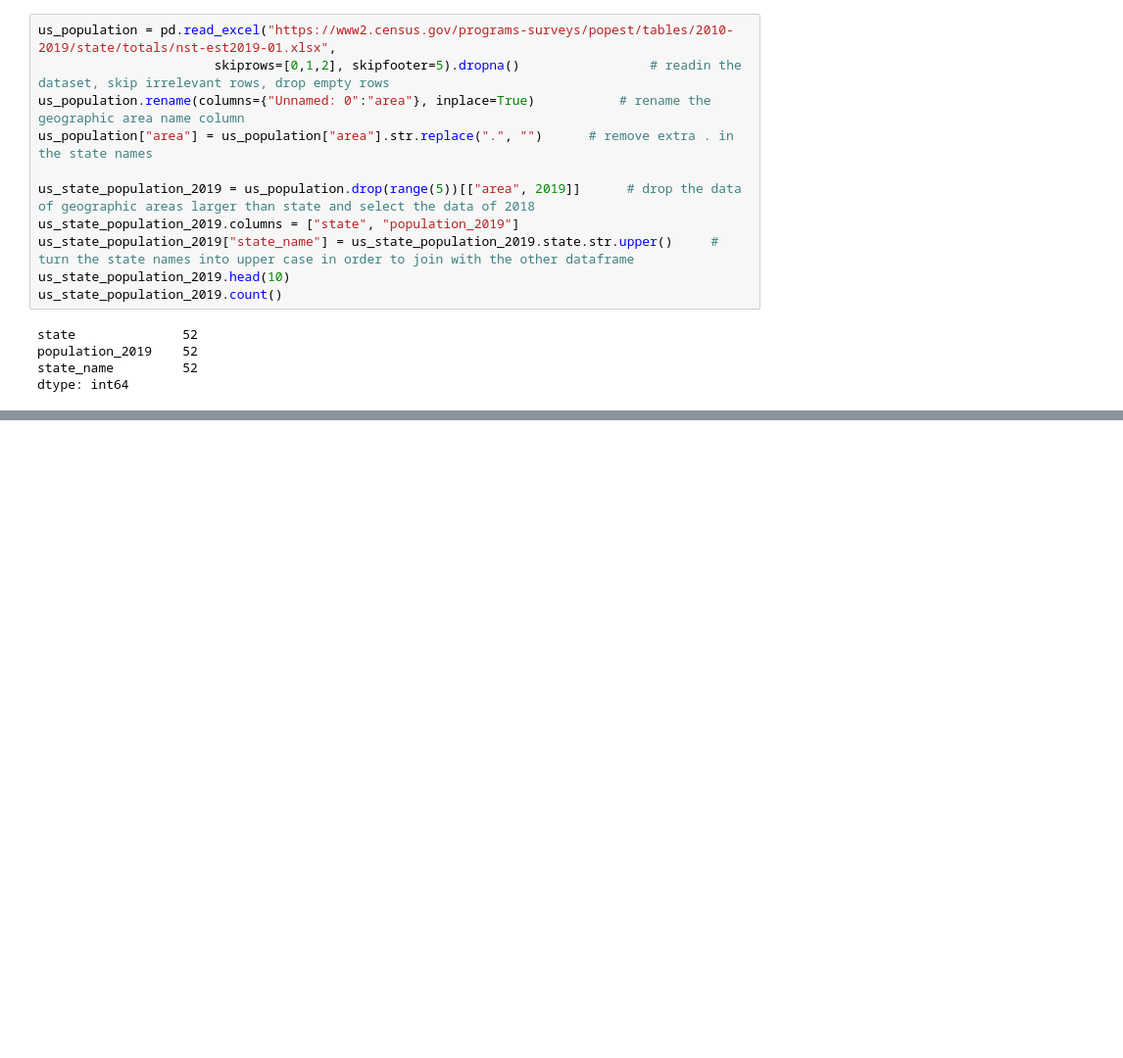
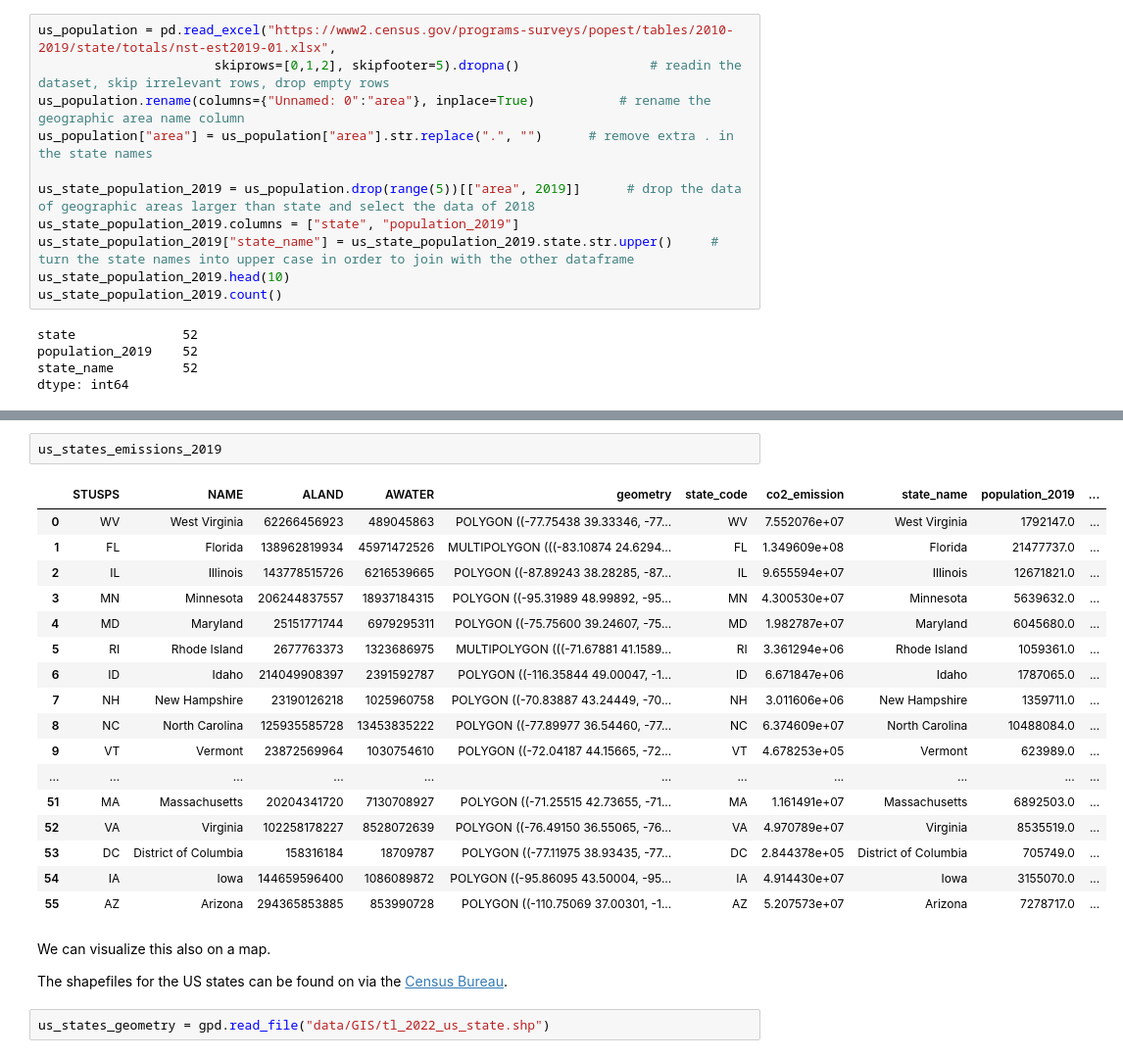
Before and after one commit to dzingariello/ghg-emissions-usa, a Jupyter notebook: ghg-emissions-analysis.ipynb, the cells around one changed output, grey strips where cells are left out. Shown at 98% size. Cells and saved outputs as stored; diff of their text form; blank space fills up the shorter version.

```diff
--- a/ghg-emissions-analysis.ipynb
+++ b/ghg-emissions-analysis.ipynb
@@ -156,3 +158,29 @@ plt.title("Per Capita GHG Emissions in 2019")
 plt.show()
 # %% [output]
 [figure]
+# %%
+us_states_emissions_2019
+# %% [output]
+|  | STUSPS | NAME | ALAND | AWATER | geometry | state_code | co2_emission | state_name | population_2019 | ... |
+| 0 | WV | West Virginia | 62266456923 | 489045863 | POLYGON ((-77.75438 39.33346, -77... | WV | 7.552076e+07 | West Virginia | 1792147.0 | ... |
+| 1 | FL | Florida | 138962819934 | 45971472526 | MULTIPOLYGON (((-83.10874 24.6294... | FL | 1.349609e+08 | Florida | 21477737.0 | ... |
+| 2 | IL | Illinois | 143778515726 | 6216539665 | POLYGON ((-87.89243 38.28285, -87... | IL | 9.655594e+07 | Illinois | 12671821.0 | ... |
+| 3 | MN | Minnesota | 206244837557 | 18937184315 | POLYGON ((-95.31989 48.99892, -95... | MN | 4.300530e+07 | Minnesota | 5639632.0 | ... |
+| 4 | MD | Maryland | 25151771744 | 6979295311 | POLYGON ((-75.75600 39.24607, -75... | MD | 1.982787e+07 | Maryland | 6045680.0 | ... |
+| 5 | RI | Rhode Island | 2677763373 | 1323686975 | MULTIPOLYGON (((-71.67881 41.1589... | RI | 3.361294e+06 | Rhode Island | 1059361.0 | ... |
+| 6 | ID | Idaho | 214049908397 | 2391592787 | POLYGON ((-116.35844 49.00047, -1... | ID | 6.671847e+06 | Idaho | 1787065.0 | ... |
+| 7 | NH | New Hampshire | 23190126218 | 1025960758 | POLYGON ((-70.83887 43.24449, -70... | NH | 3.011606e+06 | New Hampshire | 1359711.0 | ... |
+| 8 | NC | North Carolina | 125935585728 | 13453835222 | POLYGON ((-77.89977 36.54460, -77... | NC | 6.374609e+07 | North Carolina | 10488084.0 | ... |
+| 9 | VT | Vermont | 23872569964 | 1030754610 | POLYGON ((-72.04187 44.15665, -72... | VT | 4.678253e+05 | Vermont | 623989.0 | ... |
+| ... | ... | ... | ... | ... | ... | ... | ... | ... | ... | ... |
+| 51 | MA | Massachusetts | 20204341720 | 7130708927 | POLYGON ((-71.25515 42.73655, -71... | MA | 1.161491e+07 | Massachusetts | 6892503.0 | ... |
+| 52 | VA | Virginia | 102258178227 | 8528072639 | POLYGON ((-76.49150 36.55065, -76... | VA | 4.970789e+07 | Virginia | 8535519.0 | ... |
+| 53 | DC | District of Columbia | 158316184 | 18709787 | POLYGON ((-77.11975 38.93435, -77... | DC | 2.844378e+05 | District of Columbia | 705749.0 | ... |
+| 54 | IA | Iowa | 144659596400 | 1086089872 | POLYGON ((-95.86095 43.50004, -95... | IA | 4.914430e+07 | Iowa | 3155070.0 | ... |
+| 55 | AZ | Arizona | 294365853885 | 853990728 | POLYGON ((-110.75069 37.00301, -1... | AZ | 5.207573e+07 | Arizona | 7278717.0 | ... |
+# %% [markdown]
+We can visualize this also on a map.
+
+The shapefiles for the US states can be found on via the [Census Bureau](https://www.census.gov/cgi-bin/geo/shapefiles/index.php).
+# %%
+us_states_geometry = gpd.read_file("data/GIS/tl_2022_us_state.shp")
```
Also changed, not shown: parts of 5 cells of this notebook, 9 other files.
